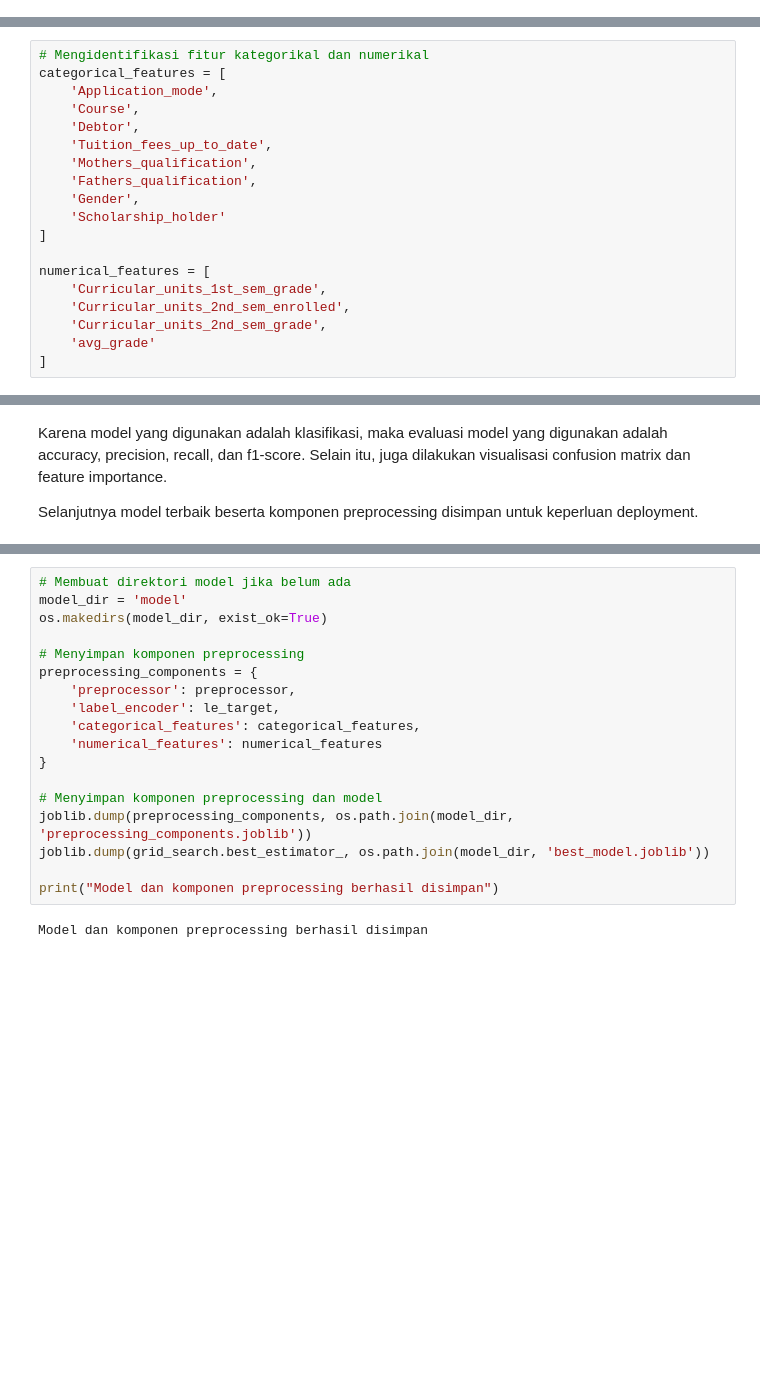
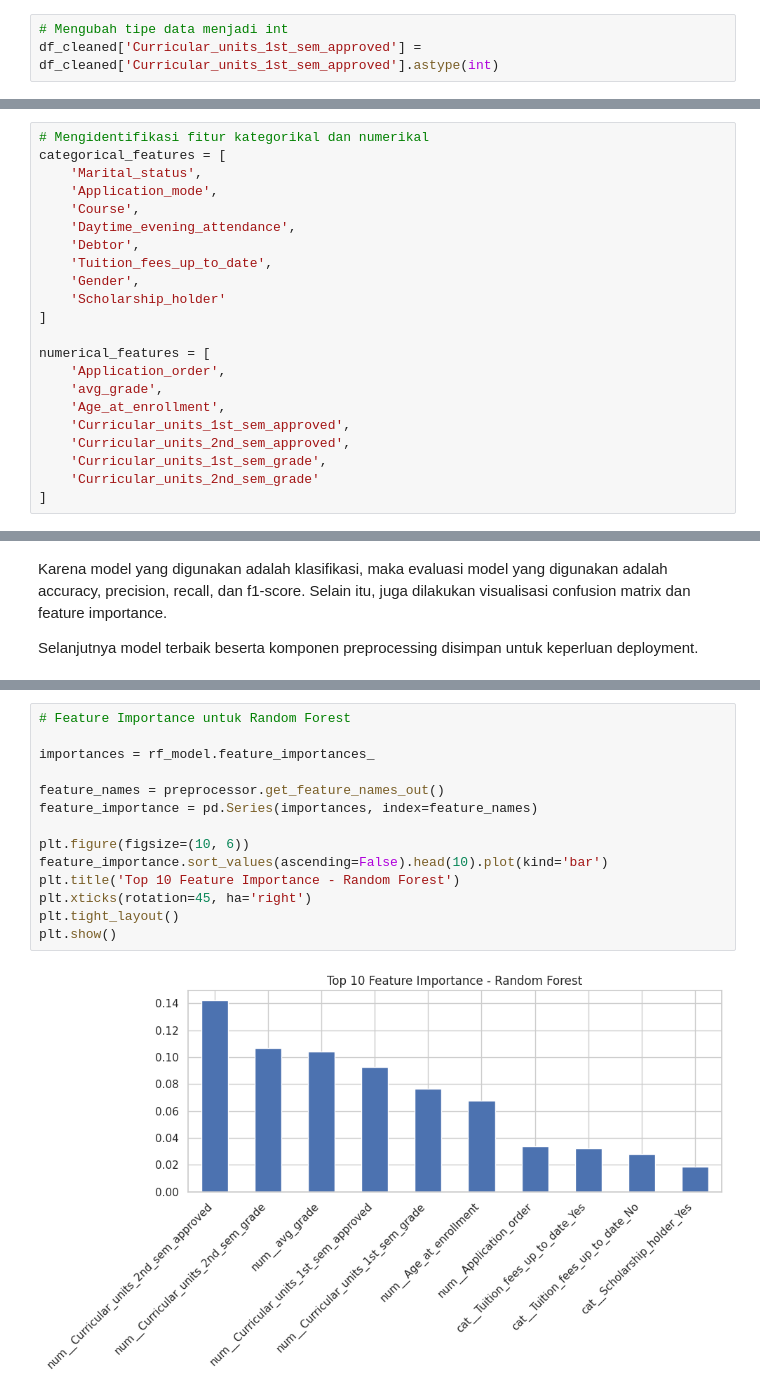
Before and after one commit to nafakhairunnisa/bpds_proyek_akhir, a Jupyter notebook: notebook_akhir.ipynb, the cells around one changed output, grey strips where cells are left out. Drawn from its saved outputs; the diff is of its cells as text; blank space fills up the shorter version.

```diff
--- a/notebook_akhir.ipynb
+++ b/notebook_akhir.ipynb
@@ -844,0 +892,3 @@ memory usage: 946.9+ KB
+# %%
+# Mengubah tipe data menjadi int
+df_cleaned['Curricular_units_1st_sem_approved'] = df_cleaned['Curricular_units_1st_sem_approved'].astype(int)
@@ -968,21 +1022,24 @@ memory usage: 177.4 KB
 # %%
 # Mengidentifikasi fitur kategorikal dan numerikal
 categorical_features = [
+    'Marital_status',
     'Application_mode',
     'Course',
+    'Daytime_evening_attendance',
     'Debtor',
     'Tuition_fees_up_to_date',
-    'Mothers_qualification',
-    'Fathers_qualification',
     'Gender',
     'Scholarship_holder'
 ]
 
 numerical_features = [
+    'Application_order',
+    'avg_grade',
+    'Age_at_enrollment',
+    'Curricular_units_1st_sem_approved',
+    'Curricular_units_2nd_sem_approved',
     'Curricular_units_1st_sem_grade',
-    'Curricular_units_2nd_sem_enrolled',
-    'Curricular_units_2nd_sem_grade',
-    'avg_grade'
+    'Curricular_units_2nd_sem_grade'
 ]
 # %%
 # Label encoding target
@@ -1193,20 +1160,16 @@ for name, model in trained_models.items():
-# %%
-# Membuat direktori model jika belum ada
-model_dir = 'model'
-os.makedirs(model_dir, exist_ok=True)
-
-# Menyimpan komponen preprocessing
-preprocessing_components = {
-    'preprocessor': preprocessor,
-    'label_encoder': le_target,
-    'categorical_features': categorical_features,
-    'numerical_features': numerical_features
-}
-
-# Menyimpan komponen preprocessing dan model
-joblib.dump(preprocessing_components, os.path.join(model_dir, 'preprocessing_components.joblib'))
-joblib.dump(grid_search.best_estimator_, os.path.join(model_dir, 'best_model.joblib'))
-
-print("Model dan komponen preprocessing berhasil disimpan")
-# %% [output]
-Model dan komponen preprocessing berhasil disimpan
+# %%
+# Feature Importance untuk Random Forest
+
+importances = rf_model.feature_importances_
+
+feature_names = preprocessor.get_feature_names_out()
+feature_importance = pd.Series(importances, index=feature_names)
+
+plt.figure(figsize=(10, 6))
+feature_importance.sort_values(ascending=False).head(10).plot(kind='bar')
+plt.title('Top 10 Feature Importance - Random Forest')
+plt.xticks(rotation=45, ha='right')
+plt.tight_layout()
+plt.show()
+# %% [output]
+[figure, added]
```
Also changed, not shown: parts of 34 cells of this notebook, 8 other files.
